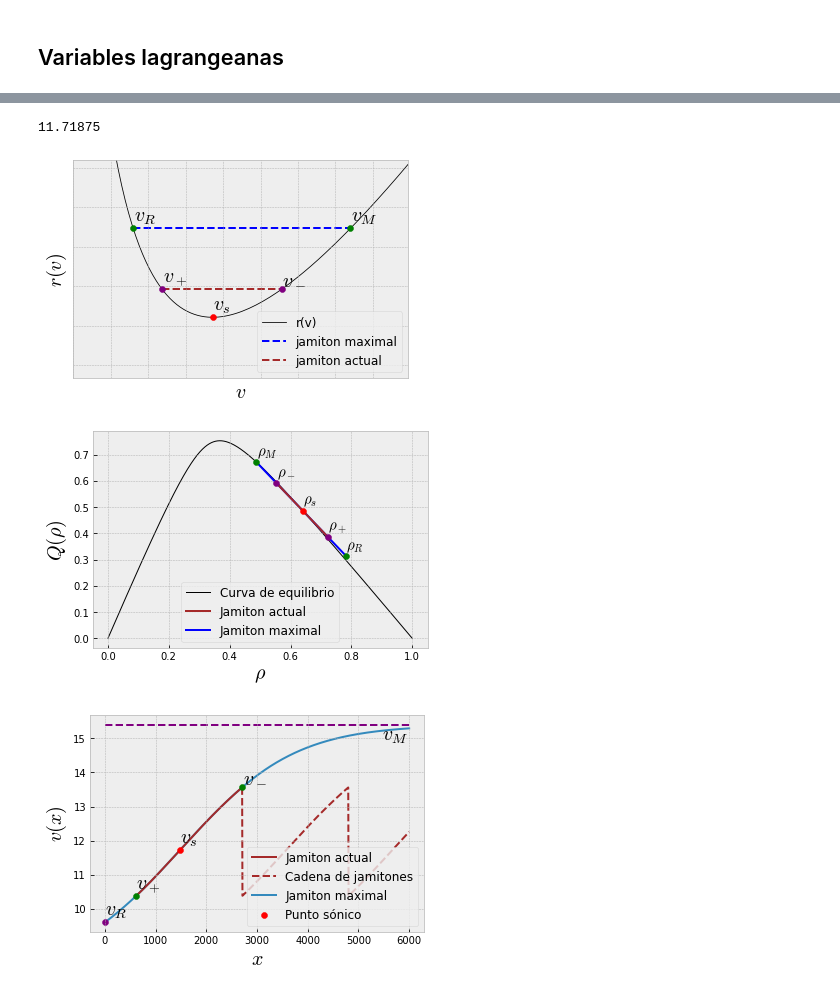
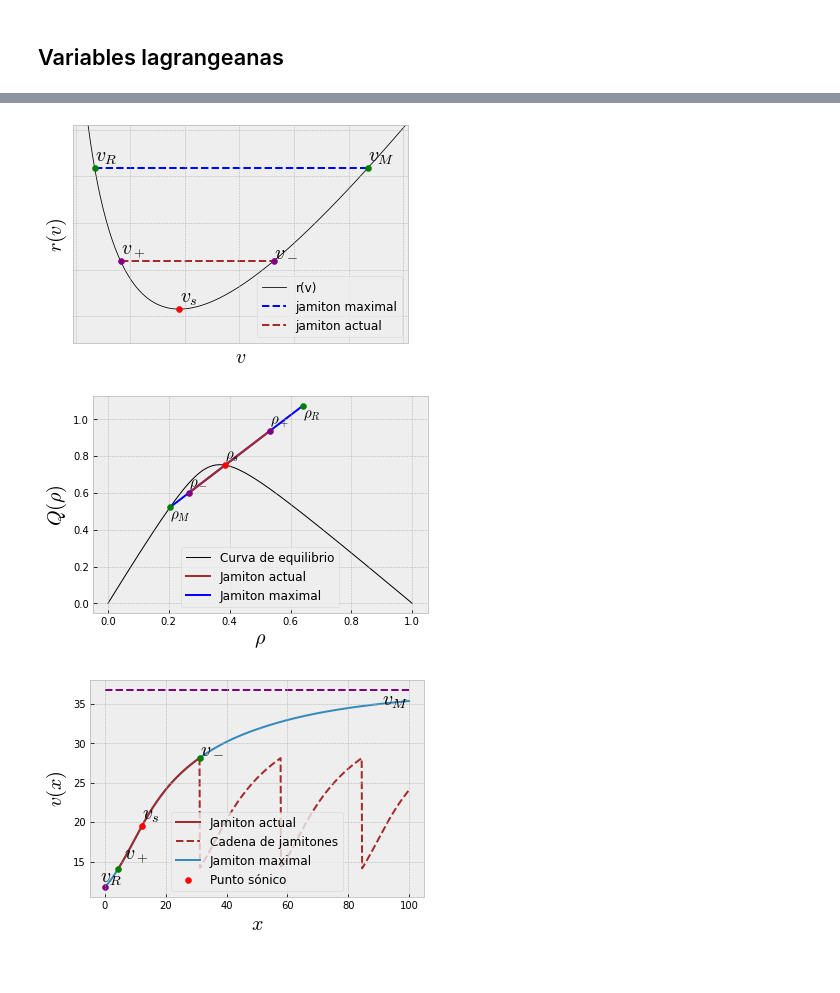
Before and after one commit to ElTapia/Jamiton, a Jupyter notebook: Second_order_traffic_model/Estudio_jamiton.ipynb, the cells around one changed output, grey strips where cells are left out. Cells and saved outputs as stored; diff of their text form; code cells hidden in the pictures.

```diff
--- a/Second_order_traffic_model/Estudio_jamiton.ipynb
+++ b/Second_order_traffic_model/Estudio_jamiton.ipynb
@@ -439,7 +453,7 @@ plt.plot(x_final, rho_final)
 ## Variables lagrangeanas
 # %%
 # Elección valores sónicos
-rho_s = 0.64 * rho_max #0.37 * rho_max
+rho_s = 0.385 * rho_max #0.37 * rho_max
 v_s = 1/rho_s # Se necesita rho_s normalizado
 
 m_bar = -h_bar_prime(v_s)
@@ -487,25 +547,25 @@ def ode_jam_v(chi, v):
 v_f = 100
 texts = []
 v_to_plot = np.linspace(8, v_f, 1000)#15, 50, 1000)#
-plt.plot(v_to_plot, w(v_to_plot), label="w(v)", zorder=0, color="black", lw=1)
+plt.plot(v_to_plot, w_v(v_to_plot, m_bar, s_bar), label="w(v)", zorder=0, color="black", lw=1)
 #plt.xlim(20, 37.5)
 #plt.ylim(-1, 0.5)
 
 plt.hlines(0, 1, v_f, ls="--", label="Cero", zorder=1)
-plt.scatter(v_s, w(v_s), color="red", zorder=2)
-texts += [plt.annotate(r"$v_s$", (v_s, w(v_s)), fontsize=20)]
+plt.scatter(v_s, w_v(v_s, m_bar, s_bar), color="red", zorder=2)
+texts += [plt.annotate(r"$v_s$", (v_s, w_v(v_s, m_bar, s_bar)), fontsize=20)]
 
 # jamiton maximal
-v_M = newton(w, 40)
-plt.scatter(v_M, w(v_M), color="green", zorder=2)
-texts += [plt.annotate(r"$v_M$", (v_M, w(v_M)), fontsize=20)]
+v_M = newton(lambda v: w_v(v, m_bar, s_bar), 40)
+plt.scatter(v_M, w_v(v_M, m_bar, s_bar), color="green", zorder=2)
+texts += [plt.annotate(r"$v_M$", (v_M, w_v(v_M, m_bar, s_bar)), fontsize=20)]
 
 plt.xlabel(r"$v$", fontsize=20)
 plt.ylabel(r"$w(v)$", fontsize=20)
 plt.legend(fontsize=12)
 
 plt.xlim(v_s/1.5, 1.4*v_M)
-plt.ylim(w(v_s)-1.5, np.max(w(v_to_plot))+0.5)
+plt.ylim(w_v(v_s, m_bar, s_bar)-1.5, np.max(w_v(v_to_plot, m_bar, s_bar))+0.5)
 adjust_text(texts, only_move={'points':'y', 'texts':'y'})
 plt.tick_params(left = False , labelleft = False,
                 labelbottom = False, bottom = False)
@@ -537,10 +576,6 @@ plt.plot(muchos_v_s, extension_par_s(muchos_v_s))
-# %%
-muchos_v_s[-1]
-# %% [output]
-11.71875
 # %%
 texts = []
-plt.plot(v_to_plot, r(v_to_plot), zorder=0, color="black", label="r(v)", lw = 0.8)
+plt.plot(v_to_plot, r(v_to_plot, m_bar), zorder=0, color="black", label="r(v)", lw = 0.8)
 
 #plt.xlim(10, 40)
 #plt.ylim(2.5, 3.5)
@@ -548,8 +583,8 @@ plt.plot(v_to_plot, r(v_to_plot), zorder=0, color="black", label="r(v)", lw = 0.
 #plt.xlim(27.5, 32.5)
 #plt.ylim(0.788, 0.795)
 
-r_min = r(v_s)
-r_max = r(v_M)
+r_min = r(v_s, m_bar)
+r_max = r(v_M, m_bar)
 
 # Velocidad sonica
 plt.scatter(v_s, r_min, color="red", zorder=2)
@@ -559,18 +594,18 @@ texts += [plt.annotate(r"$v_s$", (v_s, r_min), fontsize=20)]
 plt.scatter(v_M, r_max, color="green", zorder=2)
 texts += [plt.annotate(r"$v_M$", (v_M, r_max), fontsize=20)]
 
-v_R = newton(lambda v: r(v) - r_max, 10)#15)
-plt.scatter(v_R, r(v_R), color="green", zorder=2)
-texts += [plt.annotate(r"$v_R$", (v_R, r(v_R)), fontsize=20)]
+v_R = newton(lambda v: r(v, m_bar) - r_max, 10)#15)
+plt.scatter(v_R, r(v_R, m_bar), color="green", zorder=2)
+texts += [plt.annotate(r"$v_R$", (v_R, r(v_R, m_bar)), fontsize=20)]
 
 # Linea de jamiton maximal
 plt.hlines(r_max, v_R, v_M, color="blue", ls="--", label="jamiton maximal", zorder=1)
 
 # Jamiton actual
-v_minus = (v_M + v_s)/2#31
-r_minus = r(v_minus)
-v_plus = newton(lambda v: r(v) - r_minus, 8)
-r_plus = r(v_plus)
+v_minus = (v_M + v_s)/2#(v_M + v_s)/1.77#31
+r_minus = r(v_minus, m_bar)
+v_plus = newton(lambda v: r(v, m_bar) - r_minus, 8)
+r_plus = r(v_plus, m_bar)
 
 plt.scatter(v_minus, r_minus, color="purple", zorder=2)
 texts += [plt.annotate(r"$v_-$", (v_minus, r_minus), fontsize=20)]
@@ -585,7 +620,7 @@ plt.xlabel(r"$v$", fontsize=20)
 plt.ylabel(r"$r(v)$", fontsize=20)
 
 plt.xlim(v_R/1.2, v_M*1.1)
-plt.ylim(r(v_s)/1.05, r(v_R)*1.05)
+plt.ylim(r(v_s, m_bar)/1.05, r(v_R, m_bar)*1.05)
 
 adjust_text(texts)
 
@@ -596,7 +631,7 @@ plt.legend(fontsize=12)
 #plt.savefig("Jamitones/r_rho_{}.png".format(rho_s/rho_max))
 plt.show()
 # %% [output]
-[figure, old version]
+[figure, new version]
 # %%
 texts = []
 # Diagrama fundamental
@@ -611,8 +646,8 @@ rho_R = 1/v_R
 
 rho_s = 1/v_s
 
-plt.scatter(rho_s/rho_max, Q(rho_s), color="red", zorder=3)
-texts += [plt.annotate(r"$\rho_s$", (rho_s/rho_max, Q(rho_s)), fontsize=15)]
+plt.scatter(rho_s/rho_max, Q_e(rho_s), color="red", zorder=3)
+texts += [plt.annotate(r"$\rho_s$", (rho_s/rho_max, Q_e(rho_s)), fontsize=15)]
 
 plt.scatter(rho_plus/rho_max, m_bar + s_bar * rho_plus, color="purple", zorder=3)
 texts += [plt.annotate(r"$\rho_+$", (rho_plus/rho_max, m_bar + s_bar * rho_plus), fontsize=15)]
@@ -639,14 +674,14 @@ adjust_text(texts)
 #plt.savefig("Jamitones/Q_rho_{}.png".format(rho_s/rho_max))
 plt.show()
 # %% [output]
-[figure, old version]
+[figure, new version]
 # %%
 # Resuelve EDO
-t_f = 6_000
-sol_v = solve_ivp(ode_jam_v, (0, t_f), [v_R], t_eval=np.linspace(0, t_f, 10_000), dense_output=True)
+t_f = 100
+sol_v = solve_ivp(ode_jam_v, (0, t_f), [v_R], t_eval=np.linspace(0, t_f, 10_000), args=[tau, m_bar, s_bar], dense_output=True)
 # %%
 # Encuentra xs
-x_minus = newton(lambda v: sol_v.sol(v)[0] - v_minus, 0)
+x_minus = newton(lambda v: sol_v.sol(v)[0] - v_minus, 30)
 x_plus = newton(lambda v: sol_v.sol(v)[0] - v_plus, 0)
 x_s = newton(lambda v: sol_v.sol(v)[0] - v_s, 0)
 x_to_plot = sol_v.t
@@ -663,34 +698,34 @@ def v_per(x):
 
 texts = []
 plt.plot(x_jam, v_jam, zorder=1, label="Jamiton actual", color="brown")
 plt.plot(x_to_per, v_per(x_to_per), zorder=0, color="brown", ls="--", label="Cadena de jamitones")
 
 plt.scatter(x_plus, sol_v.sol(x_plus)[0], zorder=2, color="green")
 texts += [plt.annotate(r"$v_+$", (x_plus, sol_v.sol(x_plus)[0]), fontsize=20)]
 plt.scatter(x_minus, sol_v.sol(x_minus)[0], zorder=2, color="green")
 texts += [plt.annotate(r"$v_-$", (x_minus, sol_v.sol(x_minus)[0]), fontsize=20)]
 plt.scatter(x_s, v_s, zorder=2, color="red", label="Punto sónico")
 texts += [plt.annotate(r"$v_s$", (x_s, v_s), fontsize=20)]
 
 
 # Jamiton maximal
 plt.plot(x_to_plot, sol_v.y[0], zorder=0, label="Jamiton maximal")
 plt.scatter(0, v_R, color="purple")
 texts += [plt.annotate(r"$v_R$", (0, v_R), fontsize=20)]
 plt.hlines(v_M, 0, t_f, color="purple", zorder=0, ls="--")
 texts += [plt.annotate(r"$v_M$", (t_f, v_M), fontsize=20)]
 
 #plt.xlim(-5, 42)
 #plt.ylim(10, 40)
 plt.xlabel(r"$x$", fontsize=20)
 plt.ylabel(r"$v(x)$", fontsize=20)
 plt.legend(fontsize=12)
 adjust_text(texts)
 
 #plt.savefig("Jamitones/v_rho_{}.png".format(rho_s/rho_max))
 plt.show()
 # %% [output]
-[figure, old version]
+[figure, new version]
 # %%
 # Define densidad
 sol_rho = lambda x: 1/sol_v.sol(x)[0]
```
Also changed, not shown: parts of 19 cells of this notebook, 10 other files.
